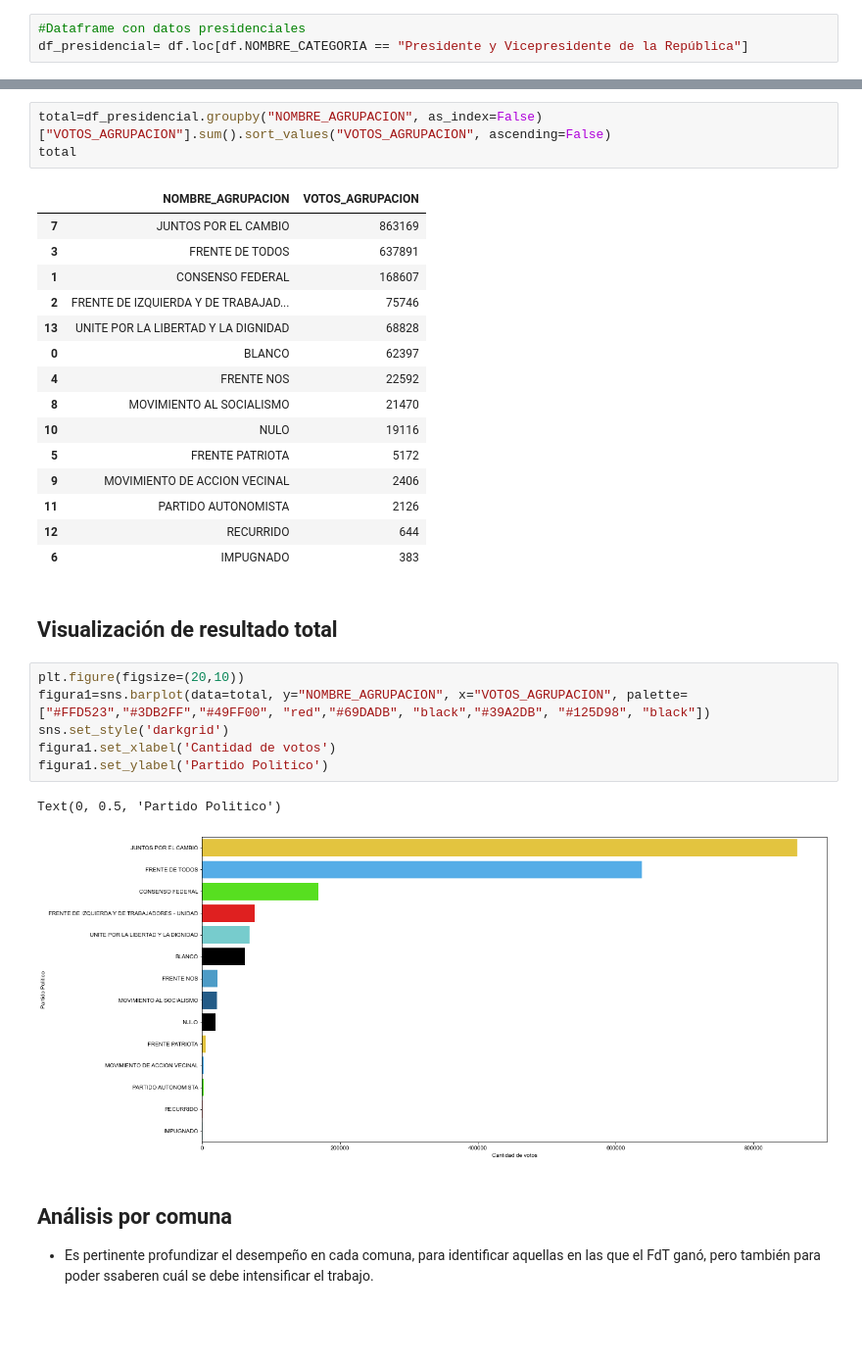
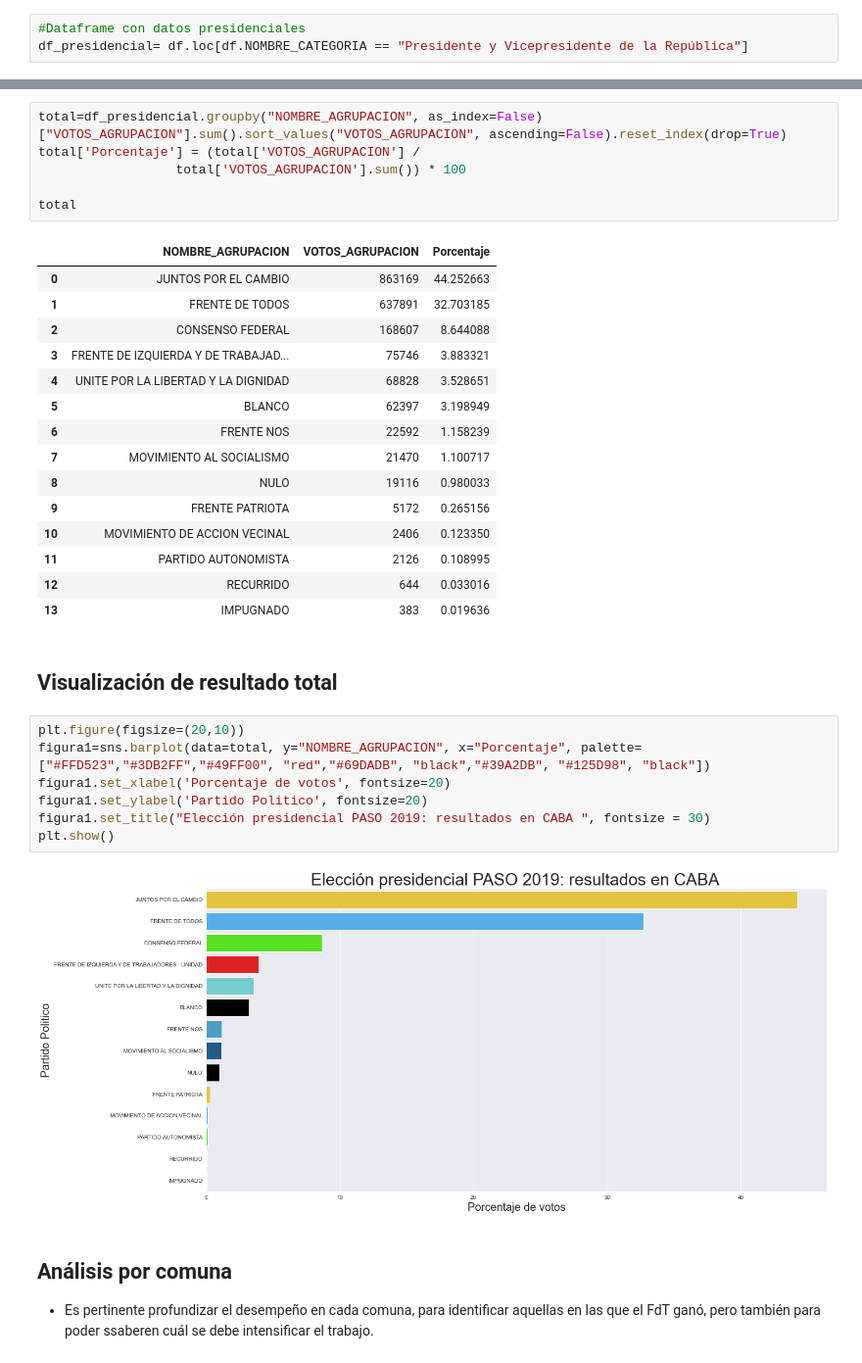
Before and after one commit to EmiKaczmarczyk/MET4OP, a Jupyter notebook: Examenes/TP2/PASO 2019.ipynb, the cells around one changed output, grey strips where cells are left out. Shown at 98% size. Saved outputs shown, nothing was run; the diff lists cells and outputs as text; blank space fills up the shorter version.

Commit message:
Mejorando figuras

```diff
--- a/Examenes/TP2/PASO 2019.ipynb
+++ b/Examenes/TP2/PASO 2019.ipynb
@@ -42,35 +43,38 @@ Nos da un primer panorama general de la posición de la fórmula en CABA.
 - La diferencia con Juntos por el Cambio?
 - Analizar porcentajes a sacar y migracion de votos de los que no alcanzaron el 1,5%.
 # %%
-total=df_presidencial.groupby("NOMBRE_AGRUPACION", as_index=False)["VOTOS_AGRUPACION"].sum().sort_values("VOTOS_AGRUPACION", ascending=False)
+total=df_presidencial.groupby("NOMBRE_AGRUPACION", as_index=False)["VOTOS_AGRUPACION"].sum().sort_values("VOTOS_AGRUPACION", ascending=False).reset_index(drop=True)
+total['Porcentaje'] = (total['VOTOS_AGRUPACION'] /
+                  total['VOTOS_AGRUPACION'].sum()) * 100
+
 total
 # %% [output]
-|  | NOMBRE_AGRUPACION | VOTOS_AGRUPACION |
-| 7 | JUNTOS POR EL CAMBIO | 863169 |
-| 3 | FRENTE DE TODOS | 637891 |
-| 1 | CONSENSO FEDERAL | 168607 |
-| 2 | FRENTE DE IZQUIERDA Y DE TRABAJAD... | 75746 |
-| 13 | UNITE POR LA LIBERTAD Y LA DIGNIDAD | 68828 |
-| 0 | BLANCO | 62397 |
-| 4 | FRENTE NOS | 22592 |
-| 8 | MOVIMIENTO AL SOCIALISMO | 21470 |
-| 10 | NULO | 19116 |
-| 5 | FRENTE PATRIOTA | 5172 |
-| 9 | MOVIMIENTO DE ACCION VECINAL | 2406 |
-| 11 | PARTIDO AUTONOMISTA | 2126 |
-| 12 | RECURRIDO | 644 |
-| 6 | IMPUGNADO | 383 |
+|  | NOMBRE_AGRUPACION | VOTOS_AGRUPACION | Porcentaje |
+| 0 | JUNTOS POR EL CAMBIO | 863169 | 44.252663 |
+| 1 | FRENTE DE TODOS | 637891 | 32.703185 |
+| 2 | CONSENSO FEDERAL | 168607 | 8.644088 |
+| 3 | FRENTE DE IZQUIERDA Y DE TRABAJAD... | 75746 | 3.883321 |
+| 4 | UNITE POR LA LIBERTAD Y LA DIGNIDAD | 68828 | 3.528651 |
+| 5 | BLANCO | 62397 | 3.198949 |
+| 6 | FRENTE NOS | 22592 | 1.158239 |
+| 7 | MOVIMIENTO AL SOCIALISMO | 21470 | 1.100717 |
+| 8 | NULO | 19116 | 0.980033 |
+| 9 | FRENTE PATRIOTA | 5172 | 0.265156 |
+| 10 | MOVIMIENTO DE ACCION VECINAL | 2406 | 0.123350 |
+| 11 | PARTIDO AUTONOMISTA | 2126 | 0.108995 |
+| 12 | RECURRIDO | 644 | 0.033016 |
+| 13 | IMPUGNADO | 383 | 0.019636 |
 # %% [markdown]
 ## Visualización de resultado total
 # %%
 plt.figure(figsize=(20,10))
-figura1=sns.barplot(data=total, y="NOMBRE_AGRUPACION", x="VOTOS_AGRUPACION", palette=["#FFD523","#3DB2FF","#49FF00", "red","#69DADB", "black","#39A2DB", "#125D98", "black"])
-sns.set_style('darkgrid')
-figura1.set_xlabel('Cantidad de votos')
-figura1.set_ylabel('Partido Politico')
+figura1=sns.barplot(data=total, y="NOMBRE_AGRUPACION", x="Porcentaje", palette=["#FFD523","#3DB2FF","#49FF00", "red","#69DADB", "black","#39A2DB", "#125D98", "black"])
+figura1.set_xlabel('Porcentaje de votos', fontsize=20)
+figura1.set_ylabel('Partido Politico', fontsize=20)
+figura1.set_title("Elección presidencial PASO 2019: resultados en CABA ", fontsize = 30)
+plt.show()
 # %% [output]
-Text(0, 0.5, 'Partido Politico')
-[figure, old version]
+[figure, new version]
 # %% [markdown]
 ## Análisis por comuna
 
```
Also changed, not shown: parts of 4 cells of this notebook, 1 other file.
